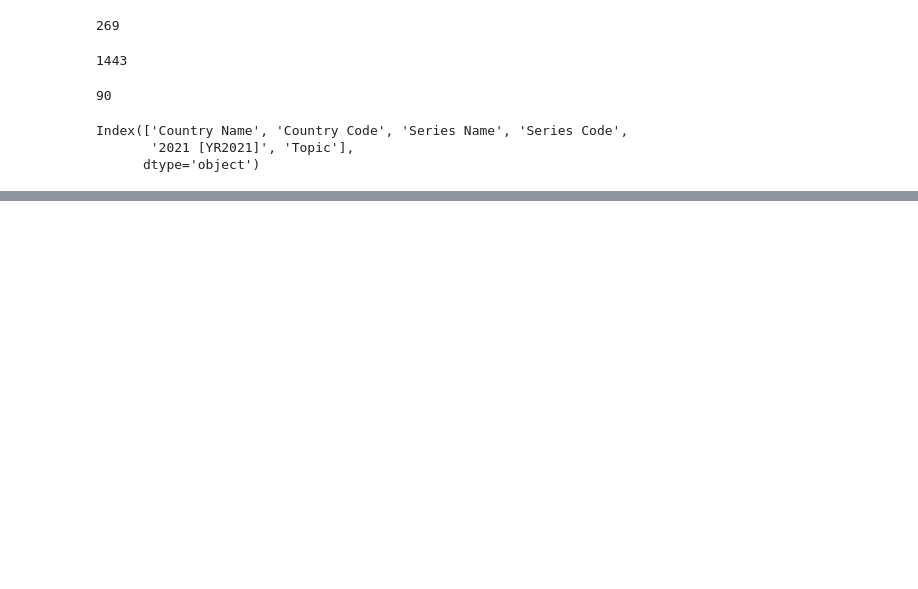
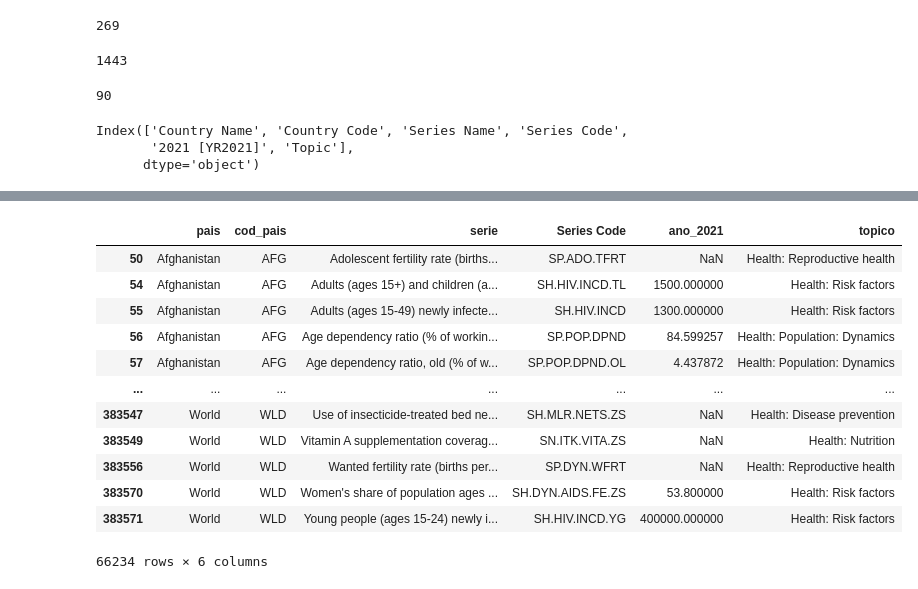
Before and after one commit to blsribeiro83/mba-data-science, a Jupyter notebook: 03-data-wrangling/data_wrangling_III.ipynb, the cells around one changed output, grey strips where cells are left out. Cells and saved outputs as stored; diff of their text form; code cells hidden in the pictures; blank space fills up the shorter version.

```diff
--- a/03-data-wrangling/data_wrangling_III.ipynb
+++ b/03-data-wrangling/data_wrangling_III.ipynb
@@ -100,4 +102,20 @@ dados_wdi.tail(n=20)
 | 383571 | World | WLD | Young people (ages 15-24) newly i... | SH.HIV.INCD.YG | 400000.000000 | Health: Risk factors |
 # %%
 # Selecionando os tópicos de saúde
-dados_saude = dados_wdi
+dados_saude = dados_wdi[dados_wdi["topico"].str.startswith("Health")]
+# %%
+dados_saude
+# %% [output]
+|  | pais | cod_pais | serie | Series Code | ano_2021 | topico |
+| 50 | Afghanistan | AFG | Adolescent fertility rate (births... | SP.ADO.TFRT | NaN | Health: Reproductive health |
+| 54 | Afghanistan | AFG | Adults (ages 15+) and children (a... | SH.HIV.INCD.TL | 1500.000000 | Health: Risk factors |
+| 55 | Afghanistan | AFG | Adults (ages 15-49) newly infecte... | SH.HIV.INCD | 1300.000000 | Health: Risk factors |
+| 56 | Afghanistan | AFG | Age dependency ratio (% of workin... | SP.POP.DPND | 84.599257 | Health: Population: Dynamics |
+| 57 | Afghanistan | AFG | Age dependency ratio, old (% of w... | SP.POP.DPND.OL | 4.437872 | Health: Population: Dynamics |
+| ... | ... | ... | ... | ... | ... | ... |
+| 383547 | World | WLD | Use of insecticide-treated bed ne... | SH.MLR.NETS.ZS | NaN | Health: Disease prevention |
+| 383549 | World | WLD | Vitamin A supplementation coverag... | SN.ITK.VITA.ZS | NaN | Health: Nutrition |
+| 383556 | World | WLD | Wanted fertility rate (births per... | SP.DYN.WFRT | NaN | Health: Reproductive health |
+| 383570 | World | WLD | Women's share of population ages ... | SH.DYN.AIDS.FE.ZS | 53.800000 | Health: Risk factors |
+| 383571 | World | WLD | Young people (ages 15-24) newly i... | SH.HIV.INCD.YG | 400000.000000 | Health: Risk factors |
+66234 rows × 6 columns
```
Also changed, not shown: parts of 10 cells of this notebook, 1 other file.
